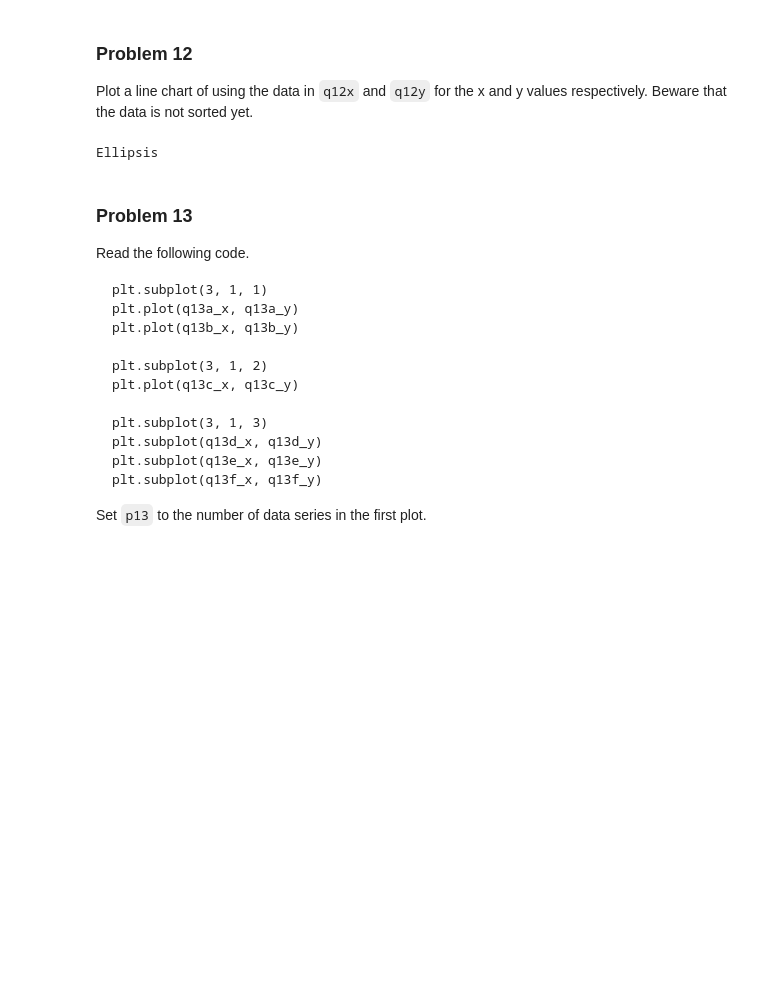
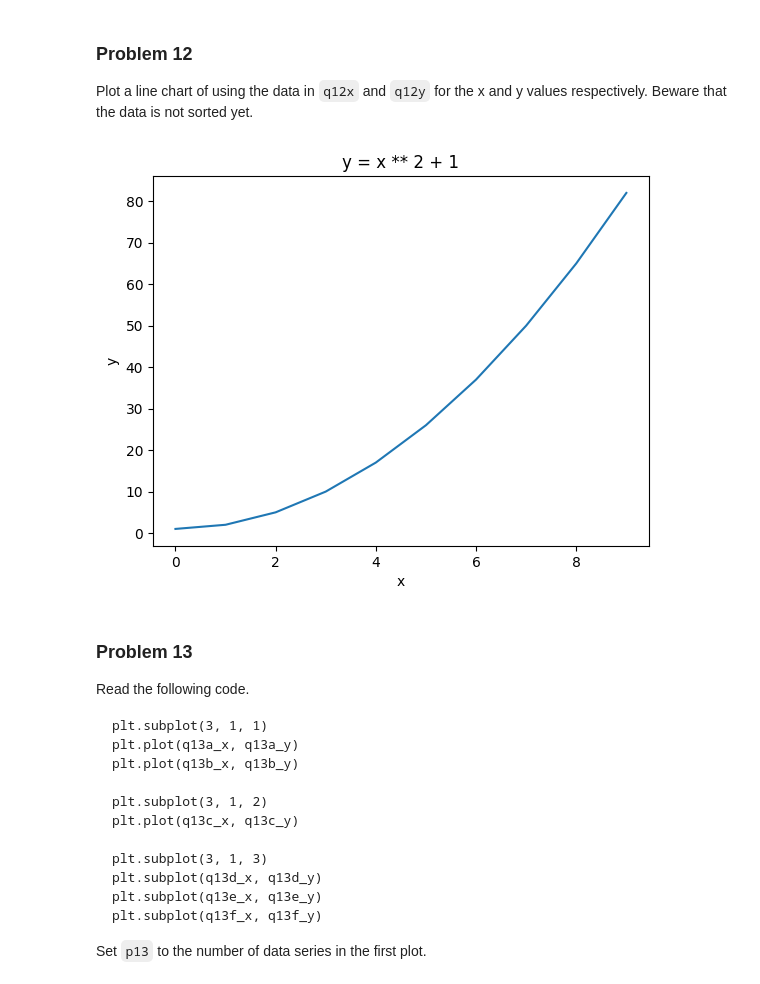
Before and after one commit to Spantone2048/dx602-homework-05, a Jupyter notebook: homework.ipynb, the cells around one changed output. Cells and saved outputs as stored; diff of their text form; code cells hidden in the pictures; blank space fills up the shorter version.

```diff
--- a/homework.ipynb
+++ b/homework.ipynb
@@ -358,12 +358,18 @@ Beware that the data is not sorted yet.
 
 q12x = [1, 9, 5, 7, 8, 2, 0, 3, 6, 4]
 q12y = [x**2 + 1 for x in q12x]
-# %%
-# YOUR CHANGES HERE
-
-...
-# %% [output]
-Ellipsis
+# %%
+# YOUR CHANGES HERE
+
+q12x_sorted, q12y_sorted = zip(*sorted(zip(q12x, q12y)))
+
+plt.plot(q12x_sorted, q12y_sorted)
+plt.xlabel('x')
+plt.ylabel('y')
+plt.title('y = x ** 2 + 1')
+plt.show()
+# %% [output]
+[figure, added]
 # %% [markdown]
 ### Problem 13
 
```
Also changed, not shown: parts of 1 cell of this notebook.
